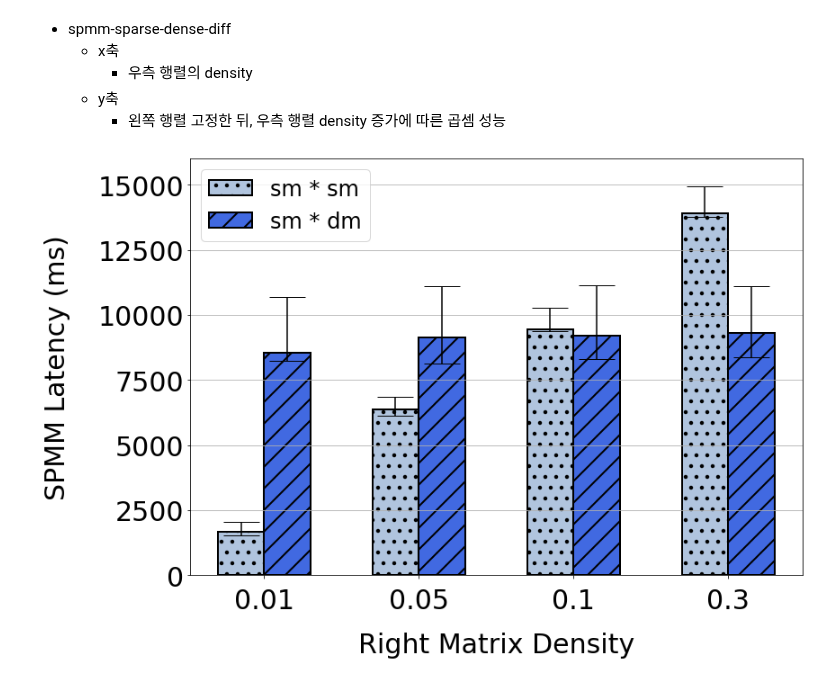
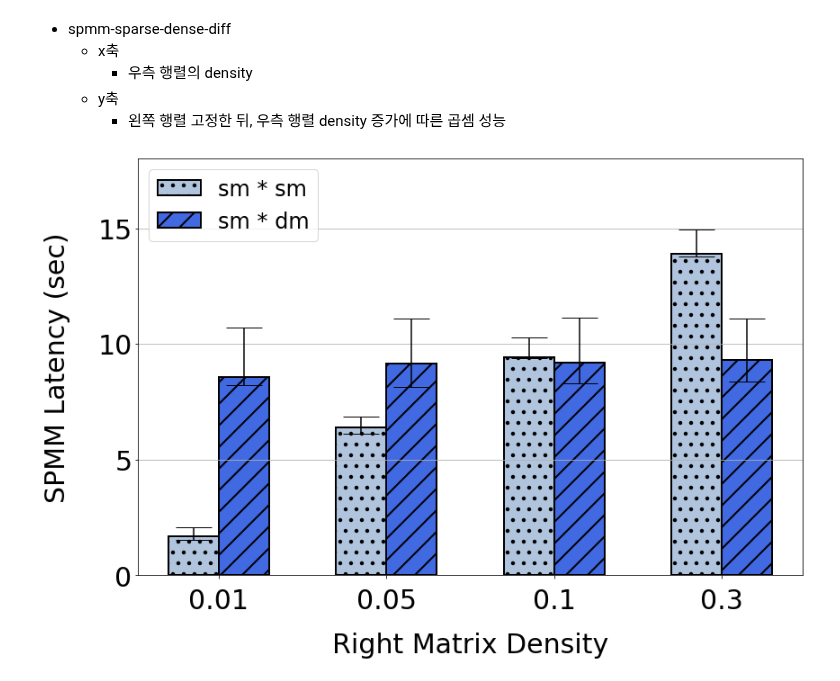
Before and after one commit to unhochoi/Sparse-Matrix-Multiplication, a Jupyter notebook: figure/pyplot/spmm-sparse-dense-diff.ipynb, the cells around one changed output. Cells and saved outputs as stored; diff of their text form; code cells hidden in the pictures.

Commit message:
modifying figure

```diff
--- a/figure/pyplot/spmm-sparse-dense-diff.ipynb
+++ b/figure/pyplot/spmm-sparse-dense-diff.ipynb
@@ -112,33 +112,35 @@ plt.rc('xtick', labelsize=fontsize)  # x축 눈금 폰트 크기
 plt.rc('ytick', labelsize=fontsize)  # y축 눈금 폰트 크기
 plt.rc('legend', fontsize=fontsize*0.8)  # 범례 폰트 크기
 plt.rcParams['hatch.linewidth'] = 2 # bar pattern 두께
 
 x = np.arange(len(r_sm_density)) # x축 인덱스
 width = 0.3 # bar 넓이
 
 fig, ax1 = plt.subplots(figsize=(12,8)) # figure 및 subplot 선언
 
 # 각 bar 의 중심 지정
 bar1 = ax1.bar(x - 0.15, sm_sm_latency, width, linewidth=2, edgecolor='black', yerr=yerr_sm_sm, hatch='.', label='sm * sm', color='lightsteelblue', capsize=20)
 bar2 = ax1.bar(x + 0.15, sm_dm_latency, width, linewidth=2, edgecolor='black', yerr=yerr_sm_dm, hatch='/', label='sm * dm', color='royalblue', capsize=20)
 
 ################################# ax1 ####################################################
 
 ax1.set_xticks(x) # x축 인덱스
 ax1.set_xticklabels(r_sm_density) # x축 label 이름
 ax1.tick_params(axis='x',pad=10) # x축 label pad
 
 ax1.yaxis.grid(True) # y축만 grid 사용
-ax1.set_ylim([0, 16000])  # 좌측 y축 범위 설정
+ax1.set_ylim([0, 18000])  # 좌측 y축 범위 설정
+ax1.set_yticklabels(["0","5", "10","15"]) # x축 label 이름
+
 ax1.set_xlabel('Right Matrix Density', labelpad=20) # ax1 ylabel 설정
-ax1.set_ylabel('SPMM Latency (ms)', labelpad=30) # ax1 ylabel 설정
+ax1.set_ylabel('SPMM Latency (sec)', labelpad=30) # ax1 ylabel 설정
 
 #ax1.set_title('spmm sparse dense diff', pad=40) # ax1 title 설정
 ax1.legend(loc="upper left") # 범례 표시
 
 # 이미지 저장시, figure 크기에 맞게 이미지 저장
 fig.tight_layout()
 fig.savefig('./spmm-sparse-dense-diff.png')
 plt.show()
 # %% [output]
-[figure, old version]
+[figure, new version]
```
Also changed, not shown: 9 other files.
